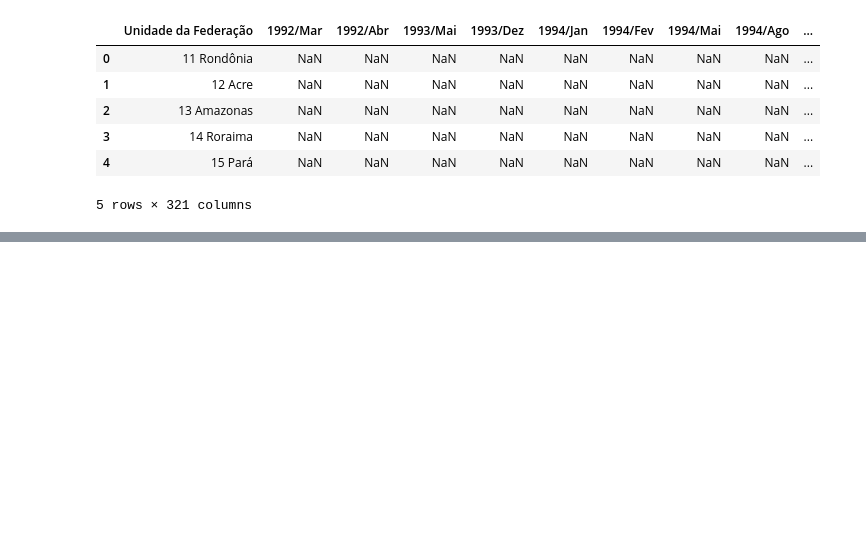
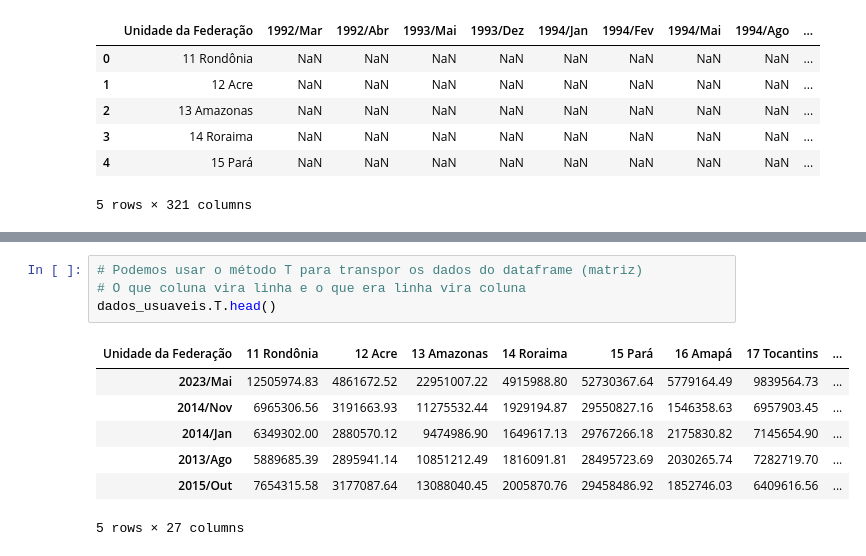
Before and after one commit to alexsoares4a/producao_hospitalar, a Jupyter notebook: producao_hospitalar.ipynb, the cells around one changed output, grey strips where cells are left out. Drawn from its saved outputs; the diff is of its cells as text; blank space fills up the shorter version.

```diff
--- a/producao_hospitalar.ipynb
+++ b/producao_hospitalar.ipynb
@@ -287,0 +421,12 @@ list
+# %%
+# Podemos usar o método T para transpor os dados do dataframe (matriz)
+# O que coluna vira linha e o que era linha vira coluna
+dados_usuaveis.T.head()
+# %% [output]
+| Unidade da Federação | 11 Rondônia | 12 Acre | 13 Amazonas | 14 Roraima | 15 Pará | 16 Amapá | 17 Tocantins | ... |
+| 2023/Mai | 12505974.83 | 4861672.52 | 22951007.22 | 4915988.80 | 52730367.64 | 5779164.49 | 9839564.73 | ... |
+| 2014/Nov | 6965306.56 | 3191663.93 | 11275532.44 | 1929194.87 | 29550827.16 | 1546358.63 | 6957903.45 | ... |
+| 2014/Jan | 6349302.00 | 2880570.12 | 9474986.90 | 1649617.13 | 29767266.18 | 2175830.82 | 7145654.90 | ... |
+| 2013/Ago | 5889685.39 | 2895941.14 | 10851212.49 | 1816091.81 | 28495723.69 | 2030265.74 | 7282719.70 | ... |
+| 2015/Out | 7654315.58 | 3177087.64 | 13088040.45 | 2005870.76 | 29458486.92 | 1852746.03 | 6409616.56 | ... |
+5 rows × 27 columns
```
Also changed, not shown: parts of 30 cells of this notebook.
